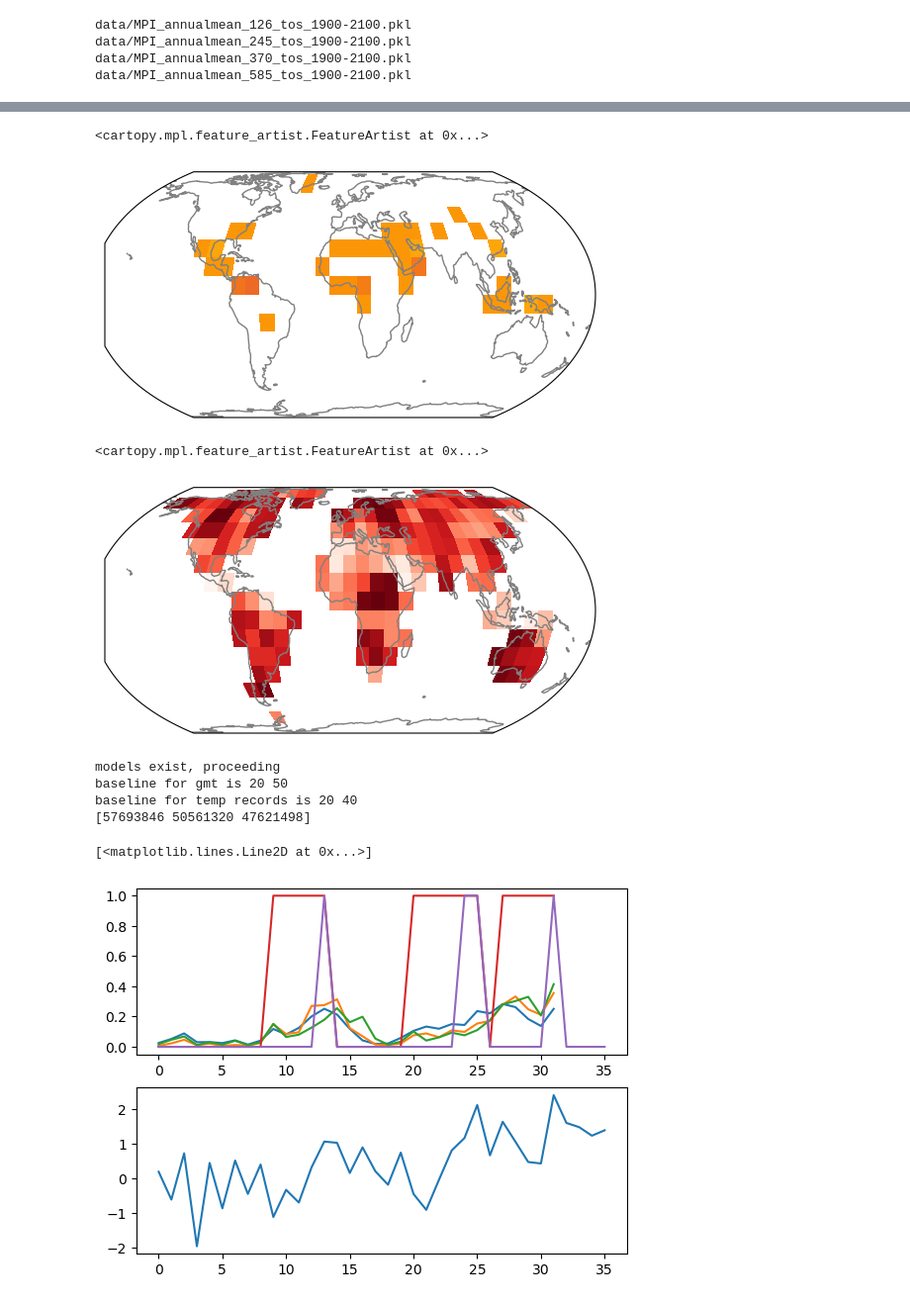
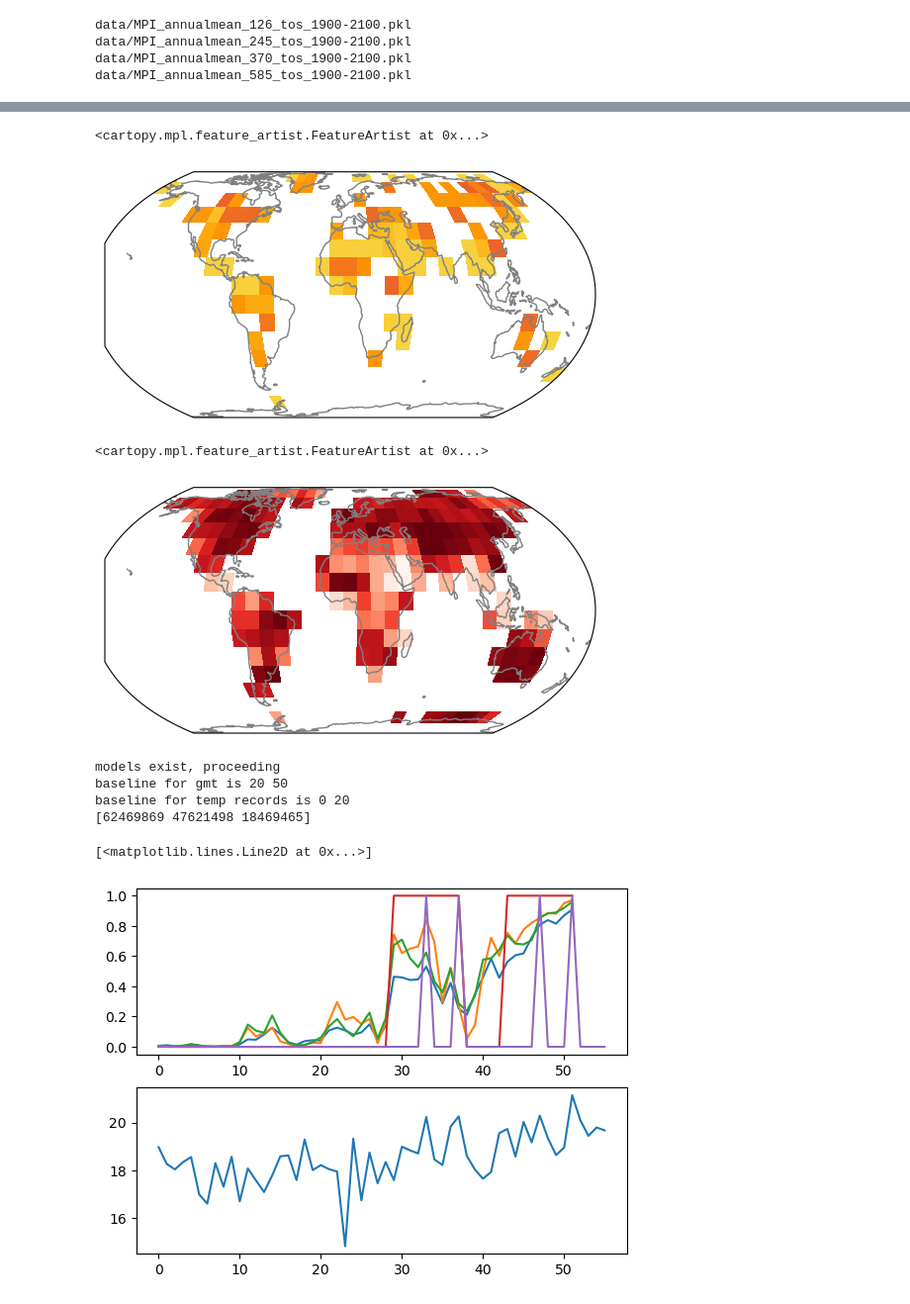
Before and after one commit to emily-gordy/predictability-emergence, a Jupyter notebook: ObsPredict.ipynb, the cells around one changed output, grey strips where cells are left out. Shown at 99% size. Saved outputs shown, nothing was run; the diff lists cells and outputs as text; code cells hidden in the pictures.

Commit message:
record max input for obs

```diff
--- a/ObsPredict.ipynb
+++ b/ObsPredict.ipynb
@@ -42,8 +42,8 @@ experiment_era = [1950,2100]
 baselineera = [1900,1950]
 trainvaltest = [np.arange(25),np.arange(25,38),np.arange(38,50)]
 
-experiment_era_obs = [1980,2025]
-baselineera_obs = [1960,1980]
+experiment_era_obs = [1960,2025]
+baselineera_obs = [1940,1960]
 
 inputlength = 10
 outputavgtime = 5
@@ -119,19 +119,19 @@ for ilat,lat in enumerate(AllObs.output_lat):
 
     for ilon,lon in enumerate(AllObs.output_lon):
 
-        metricsout = "metrics/"+modelfilefront+"avgtime"+str(outputavgtime)+"_allssps_lat"+str(lat)+"_lon"+str(lon)+"_seed*.json"
+        metricsout = "metrics/"+modelfilefront+"avgtime_"+str(outputavgtime)+"_allssps_lat_"+str(lat)+"_lon_"+str(lon)+"_seed*.json"
         filelist = glob.glob(metricsout)
-
-        # testmetricsout = "metrics/"+modelfilefront+"avgtime"+str(outputavgtime)+"_allssps_lat"+str(lat)+"_lon"+str(lon)+"_testing.json"
 
         if len(filelist)!=0:
             print('models exist, proceeding')
 
             bestseeds = helpers.get_best_files(filelist,n_best)
-            obsinput,obsinputgmt,obsoutput = AllObs.obs_recordmax(experiment_era_obs,baselineera_obs,inputlength,outputavgtime,lat,lon)
+            obsinput,obsinputgmt,obsinputpriorrecord,obsoutput = AllObs.obs_recordmax_withrecordmax(experiment_era_obs,baselineera_obs,inputlength,outputavgtime,lat,lon)
 
             obsinput_t = torch.tensor(obsinput,dtype=torch.float32)
             obsinputgmt_t = torch.tensor(obsinputgmt,dtype=torch.float32)
+            obsinputpriorrecord_t = torch.tensor(obsinputpriorrecord,dtype=torch.float32)
+            obsinputvectors_t = torch.cat((obsinputgmt_t,obsinputpriorrecord_t),axis=-1)
 
             print(bestseeds)
             obsnull[ilat,ilon] = np.mean(obsoutput)
@@ -141,14 +141,14 @@ for ilat,lat in enumerate(AllObs.output_lat):
             for iseed,seed in enumerate(bestseeds):
                 # load the model
 
-                loadfile = "models/"+modelfilefront+"avgtime"+str(outputavgtime)+"_allssps_lat"+str(lat)+"_lon"+str(lon)+"_seed"+str(seed)+".pt"
-                cnn = buildmodel.CNNclassifier(obsinput_t, obsinputgmt_t, 2).to('cpu')
+                loadfile = "models/"+modelfilefront+"avgtime_"+str(outputavgtime)+"_allssps_lat_"+str(lat)+"_lon_"+str(lon)+"_seed_"+str(seed)+".pt"
+                cnn = buildmodel.CNNclassifier(obsinput_t, obsinputvectors_t, 2).to('cpu')
                 cnn.load_state_dict(torch.load(loadfile,map_location=torch.device('cpu'), weights_only=False))
                 cnn.to(device)
 
                 with torch.no_grad():
                     cnn.eval()
-                    obspred = cnn(obsinput_t.to(device), obsinputgmt_t.to(device)).cpu().numpy()
+                    obspred = cnn(obsinput_t.to(device), obsinputvectors_t.to(device)).cpu().numpy()
 
                 obspredall[iseed] = obspred[:,1]
 
@@ -161,6 +161,6 @@ for ilat,lat in enumerate(AllObs.output_lat):
             allbaselines[ilat,ilon] = AllObs.baseline
             baseline_percentile[ilat,ilon] = AllObs.baselinepercentile
 
-        else:
-            print('no model for '+ str(lat) + ' ' + str(lon))
+        # else:
+            # print('no model for '+ str(lat) + ' ' + str(lon))
 # %% [output]
@@ -205,31 +205,34 @@ ax.pcolormesh(lonvec+5,latvec+5,obsfirstpositive,vmin=-0.5,vmax=3,cmap='inferno_
 ax.coastlines(color='gray')
 # %% [output]
 <cartopy.mpl.feature_artist.FeatureArtist at 0x...>
-[figure, old version]
+[figure, new version]
 # %%
 ax=plt.subplot(1,1,1,projection=ccrs.EqualEarth())
 ax.pcolormesh(lonvec+5,latvec+5,baseline_percentile,cmap='Reds',transform=ccrs.PlateCarree())
 ax.coastlines(color='gray')
 # %% [output]
 <cartopy.mpl.feature_artist.FeatureArtist at 0x...>
-[figure, old version]
+[figure, new version]
 # %%
 # select a gridpoint
 
 latsel = 40
-lonsel = 230
+lonsel = 240
 
-metricsout = "metrics/"+modelfilefront+"avgtime"+str(outputavgtime)+"_allssps_lat"+str(latsel)+"_lon"+str(lonsel)+"_seed*.json"
+metricsout = "metrics/"+modelfilefront+"avgtime_"+str(outputavgtime)+"_allssps_lat_"+str(latsel)+"_lon_"+str(lonsel)+"_seed*.json"
 filelist = glob.glob(metricsout)
 
 if len(filelist)!=0:
     print('models exist, proceeding')
 
     bestseeds = helpers.get_best_files(filelist,n_best)
-    obsinput,obsinputgmt,obsoutput = AllObs.obs_recordmax(experiment_era_obs,baselineera_obs,inputlength,outputavgtime,latsel,lonsel)
+    obsinput,obsinputgmt,obsinputpriorrecord,obsoutput = AllObs.obs_recordmax_withrecordmax(experiment_era_obs,baselineera_obs,inputlength,outputavgtime,latsel,lonsel)
 
     obsinput_t = torch.tensor(obsinput,dtype=torch.float32)
     obsinputgmt_t = torch.tensor(obsinputgmt,dtype=torch.float32)
+    obsinputpriorrecord_t = torch.tensor(obsinputpriorrecord,dtype=torch.float32)
+
+    obsinputvectors_t = torch.cat((obsinputgmt_t,obsinputpriorrecord_t),axis=-1)
 
     print(bestseeds)
     obsnull[ilat,ilon] = np.mean(obsoutput)
@@ -239,28 +242,28 @@ if len(filelist)!=0:
     for iseed,seed in enumerate(bestseeds):
         # load the model
 
-        loadfile = "models/"+modelfilefront+"avgtime"+str(outputavgtime)+"_allssps_lat"+str(latsel)+"_lon"+str(lonsel)+"_seed"+str(seed)+".pt"
-        cnn = buildmodel.CNNclassifier(obsinput_t, obsinputgmt_t, 2).to('cpu')
+        loadfile = "models/"+modelfilefront+"avgtime_"+str(outputavgtime)+"_allssps_lat_"+str(latsel)+"_lon_"+str(lonsel)+"_seed_"+str(seed)+".pt"
+        cnn = buildmodel.CNNclassifier(obsinput_t, obsinputvectors_t, 2).to('cpu')
         cnn.load_state_dict(torch.load(loadfile,map_location=torch.device('cpu'), weights_only=False))
         cnn.to(device)
 
         with torch.no_grad():
             cnn.eval()
-            obspred = cnn(obsinput_t.to(device), obsinputgmt_t.to(device)).cpu().numpy()
+            obspred = cnn(obsinput_t.to(device), obsinputvectors_t.to(device)).cpu().numpy()
 
         obspredall[iseed] = obspred[:,1]
 # %% [output]
 models exist, proceeding
 baseline for gmt is 20 50
-baseline for temp records is 20 40
-[57693846 50561320 47621498]
+baseline for temp records is 0 20
+[62469869 47621498 18469465]
 # %%
 plt.subplot(2,1,1)
 plt.plot(np.transpose(obspredall))
 plt.plot(obsoutput)
 plt.plot(AllObs.recordtemps[10:])
 plt.subplot(2,1,2)
-plt.plot(AllObs.outputsummer[10:]-290)
+plt.plot(AllObs.outputsummer[10:]-273)
 # %% [output]
 [<matplotlib.lines.Line2D at 0x...>]
-[figure, old version]
+[figure, new version]
```
Also changed, not shown: parts of 3 cells of this notebook, 3 other files.
